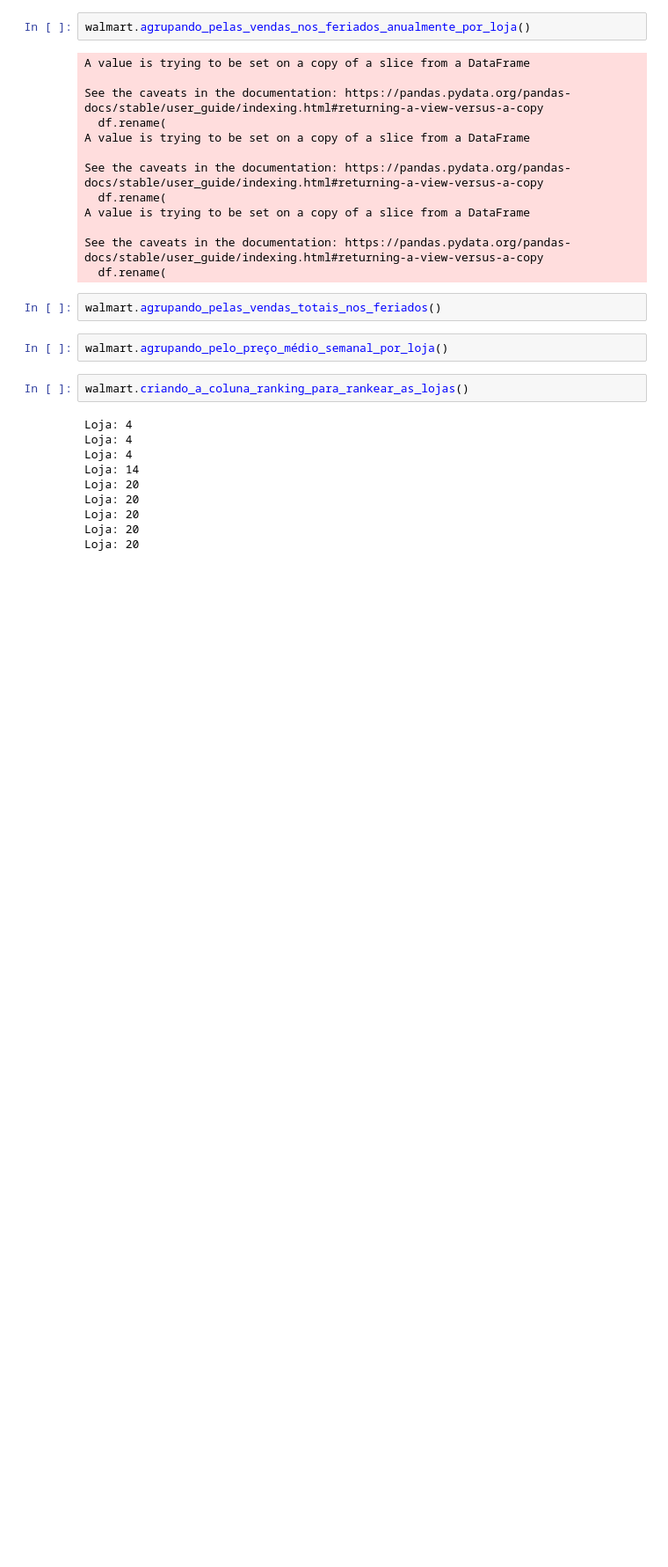
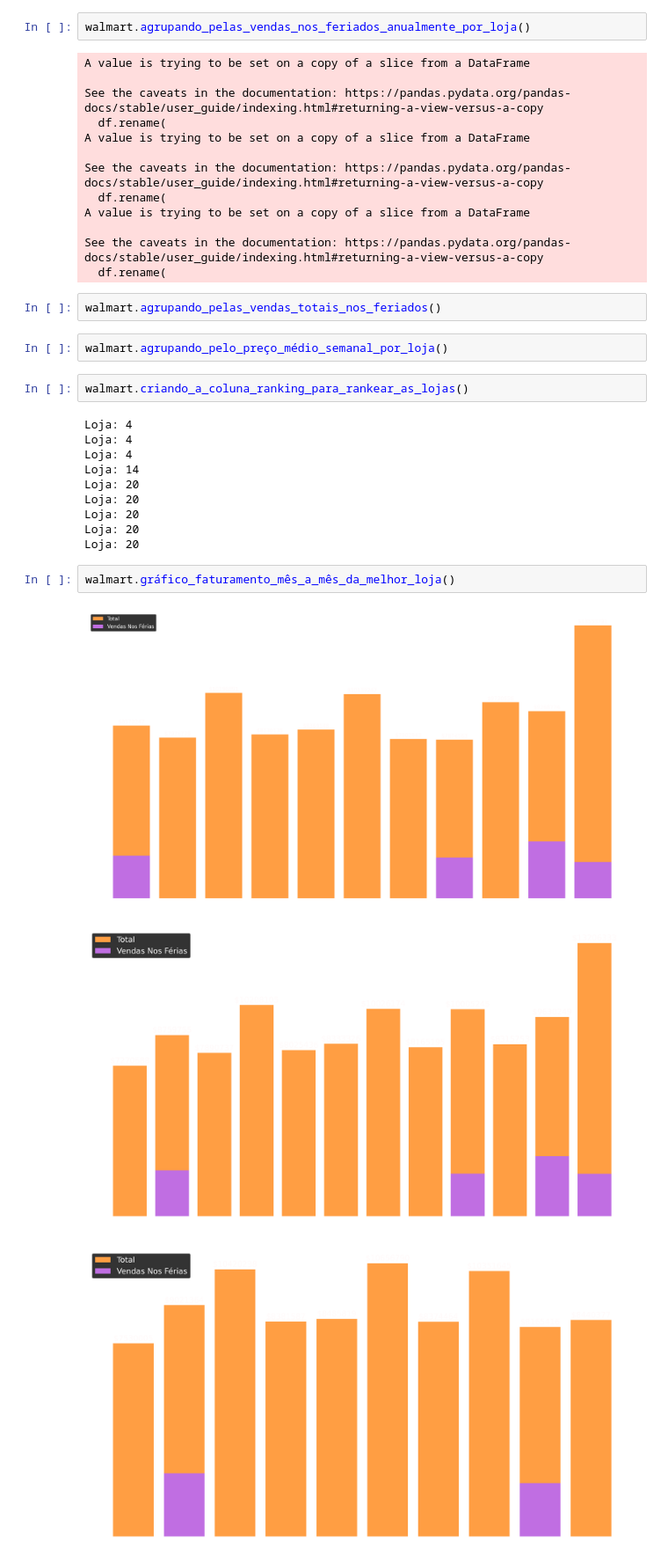
Before and after one commit to SamuelBarbosaDev/DataExpert, a Jupyter notebook: core/core/Slots/4/4 - Mini - Projeto 02/Samuel_RID:86386/main.ipynb, the cells around one changed output. Shown: that part at 88% size. Drawn from its saved outputs; the diff is of its cells as text; blank space fills up the shorter version.

```diff
--- a/core/core/Slots/4/4 - Mini - Projeto 02/Samuel_RID:86386/main.ipynb
+++ b/core/core/Slots/4/4 - Mini - Projeto 02/Samuel_RID:86386/main.ipynb
@@ -489,6 +542,12 @@ Loja: 20
 Loja: 20
 Loja: 20
 Loja: 20
+# %%
+walmart.gráfico_faturamento_mês_a_mês_da_melhor_loja()
+# %% [output]
+[figure, added]
+[figure, added]
+[figure, added]
 # %%
 walmart.gráfico_faturamento_ano_a_ano_da_melhor_loja()
 # %% [output]
```
Also changed, not shown: parts of 3 cells of this notebook, 6 other files.
